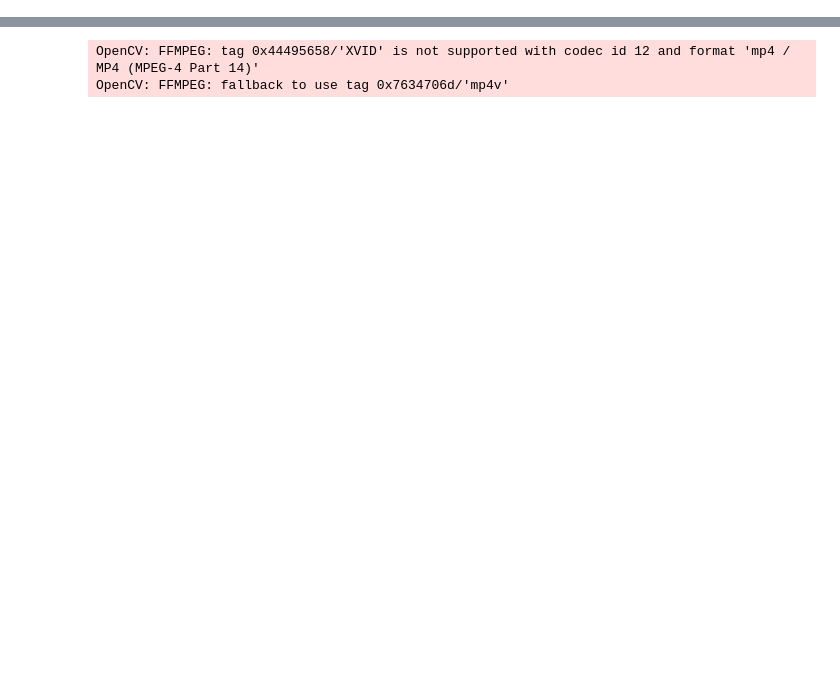
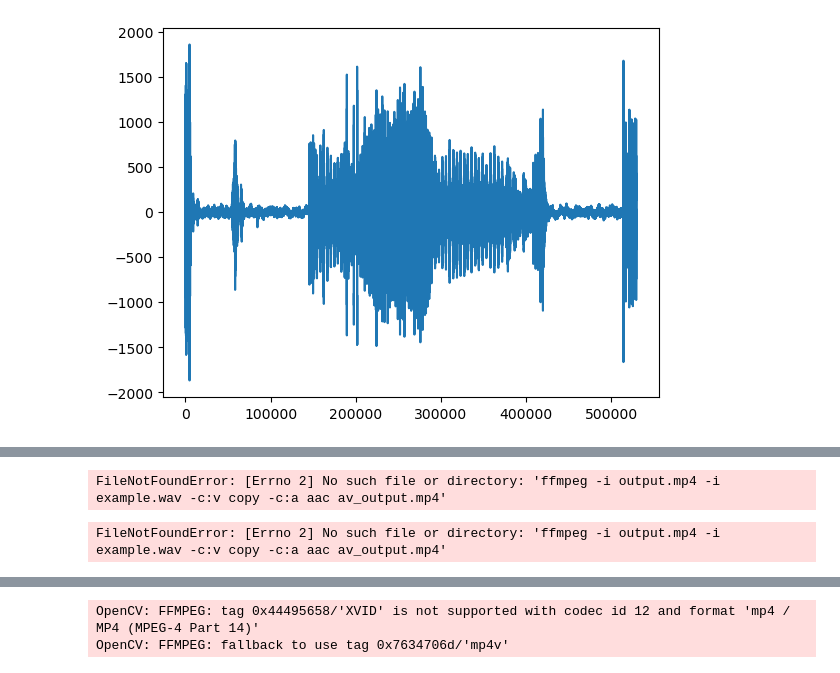
Before and after one commit to yardencsGitHub/rt_vid_aud_dev, a Jupyter notebook: test_stream1.ipynb, the cells around one changed output, grey strips where cells are left out. Cells and saved outputs as stored; diff of their text form; code cells hidden in the pictures; blank space fills up the shorter version.

```diff
--- a/test_stream1.ipynb
+++ b/test_stream1.ipynb
@@ -66,0 +233,30 @@ rts.append(st)
+# %%
+[len(x) for x in bb]
+sig = np.frombuffer(bb[2], dtype='<i2').reshape(-1).astype('float')
+f,t,spect = cp.signal.spectrogram(sig, fs=44100.0)
+f,pxx = cp.signal.welch(sig, fs=44100, window='hann',nfft=1024)
+# %%
+# create audio-video file
+bbx = [np.frombuffer(bx, dtype='<i2').reshape(-1, 1) for bx in bb]
+data = np.array(bbx).reshape(-1,1)
+plt.figure()
+plt.plot(data)
+plt.show()
+write("example.wav", 44100, data.astype(np.int16))
+
+fourcc = cv2.VideoWriter_fourcc(*'XVID') #XVID
+fps = 25
+frame_width = 720
+frame_height = 576
+output = cv2.VideoWriter('output.mp4', fourcc, fps, (frame_width, frame_height))
+for ai in aa:
+    sig = np.frombuffer(ai, dtype='B').reshape(576,720,3)
+    output.write(sig)
+
+output.release()
+
+# now combine audio and video
+import subprocess
+subprocess.run("ffmpeg -i output.mp4 -i example.wav -c:v copy -c:a aac av_output.mp4")
+# %% [output]
+[figure, added]
@@ -66,0 +265,5 @@ rts.append(st)
+FileNotFoundError: [Errno 2] No such file or directory: 'ffmpeg -i output.mp4 -i example.wav -c:v copy -c:a aac av_output.mp4'
+# %%
+p=subprocess.Popen("ffmpeg -i output.mp4 -i example.wav -c:v copy -c:a aac av_output.mp4",stdin=subprocess.PIPE)
+# %% [output]
+FileNotFoundError: [Errno 2] No such file or directory: 'ffmpeg -i output.mp4 -i example.wav -c:v copy -c:a aac av_output.mp4'
```
Also changed, not shown: parts of 30 cells of this notebook, 3 other files.
